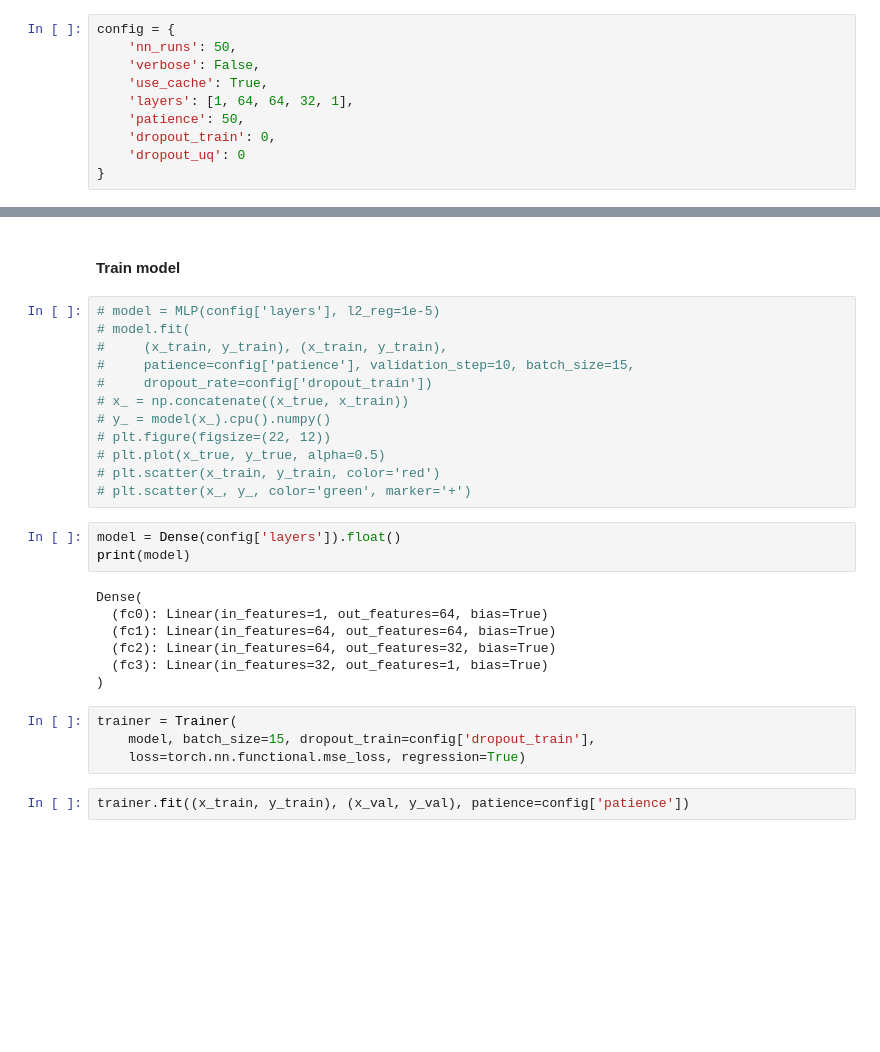
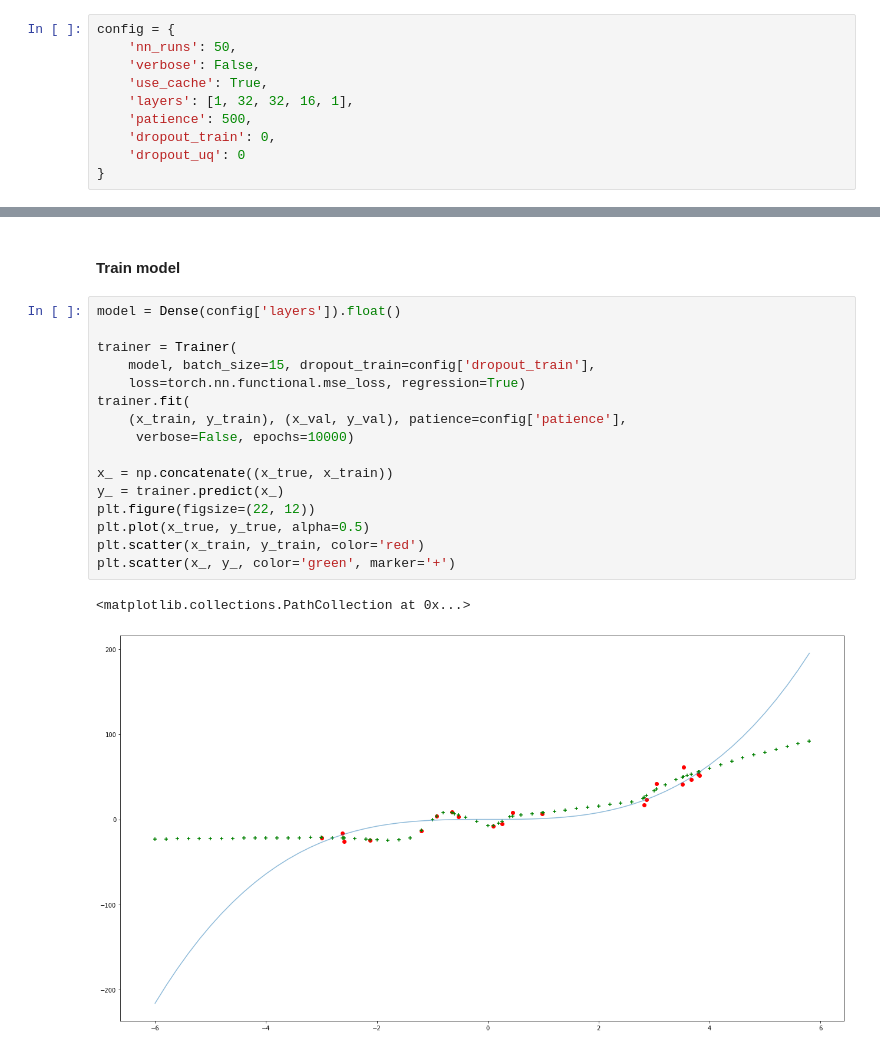
Before and after one commit to stat-ml/alpaca, a Jupyter notebook: experiments/masks_2.ipynb, the cells around one changed output, grey strips where cells are left out. Cells and saved outputs as stored; diff of their text form; blank space fills up the shorter version.

Commit message:
Trainer prediction for regression

```diff
--- a/experiments/masks_2.ipynb
+++ b/experiments/masks_2.ipynb
@@ -23,8 +23,8 @@ config = {
     'nn_runs': 50,
     'verbose': False,
     'use_cache': True,
-    'layers': [1, 64, 64, 32, 1],
-    'patience': 50,
+    'layers': [1, 32, 32, 16, 1],
+    'patience': 500,
     'dropout_train': 0,
     'dropout_uq': 0
 }
@@ -51,30 +51,21 @@ plt.scatter(x_val, y_val, color='green')
 
 #### Train model
 # %%
-# model = MLP(config['layers'], l2_reg=1e-5)
-# model.fit(
-#     (x_train, y_train), (x_train, y_train),
-#     patience=config['patience'], validation_step=10, batch_size=15,
-#     dropout_rate=config['dropout_train'])
-# x_ = np.concatenate((x_true, x_train))
-# y_ = model(x_).cpu().numpy()
-# plt.figure(figsize=(22, 12))
-# plt.plot(x_true, y_true, alpha=0.5)
-# plt.scatter(x_train, y_train, color='red')
-# plt.scatter(x_, y_, color='green', marker='+')
+model = Dense(config['layers']).float()
+
+trainer = Trainer(
+    model, batch_size=15, dropout_train=config['dropout_train'],
+    loss=torch.nn.functional.mse_loss, regression=True)
+trainer.fit(
+    (x_train, y_train), (x_val, y_val), patience=config['patience'],
+     verbose=False, epochs=10000)
+
+x_ = np.concatenate((x_true, x_train))
+y_ = trainer.predict(x_)
+plt.figure(figsize=(22, 12))
+plt.plot(x_true, y_true, alpha=0.5)
+plt.scatter(x_train, y_train, color='red')
+plt.scatter(x_, y_, color='green', marker='+')
+# %% [output]
+<matplotlib.collections.PathCollection at 0x...>
+[figure, added]
-# %%
-model = Dense(config['layers']).float()
-print(model)
-# %% [output]
-Dense(
-  (fc0): Linear(in_features=1, out_features=64, bias=True)
-  (fc1): Linear(in_features=64, out_features=64, bias=True)
-  (fc2): Linear(in_features=64, out_features=32, bias=True)
-  (fc3): Linear(in_features=32, out_features=1, bias=True)
-)
-# %%
-trainer = Trainer(
-    model, batch_size=15, dropout_train=config['dropout_train'],
-    loss=torch.nn.functional.mse_loss, regression=True)
-# %%
-trainer.fit((x_train, y_train), (x_val, y_val), patience=config['patience'])
```
Also changed, not shown: 2 other files.
